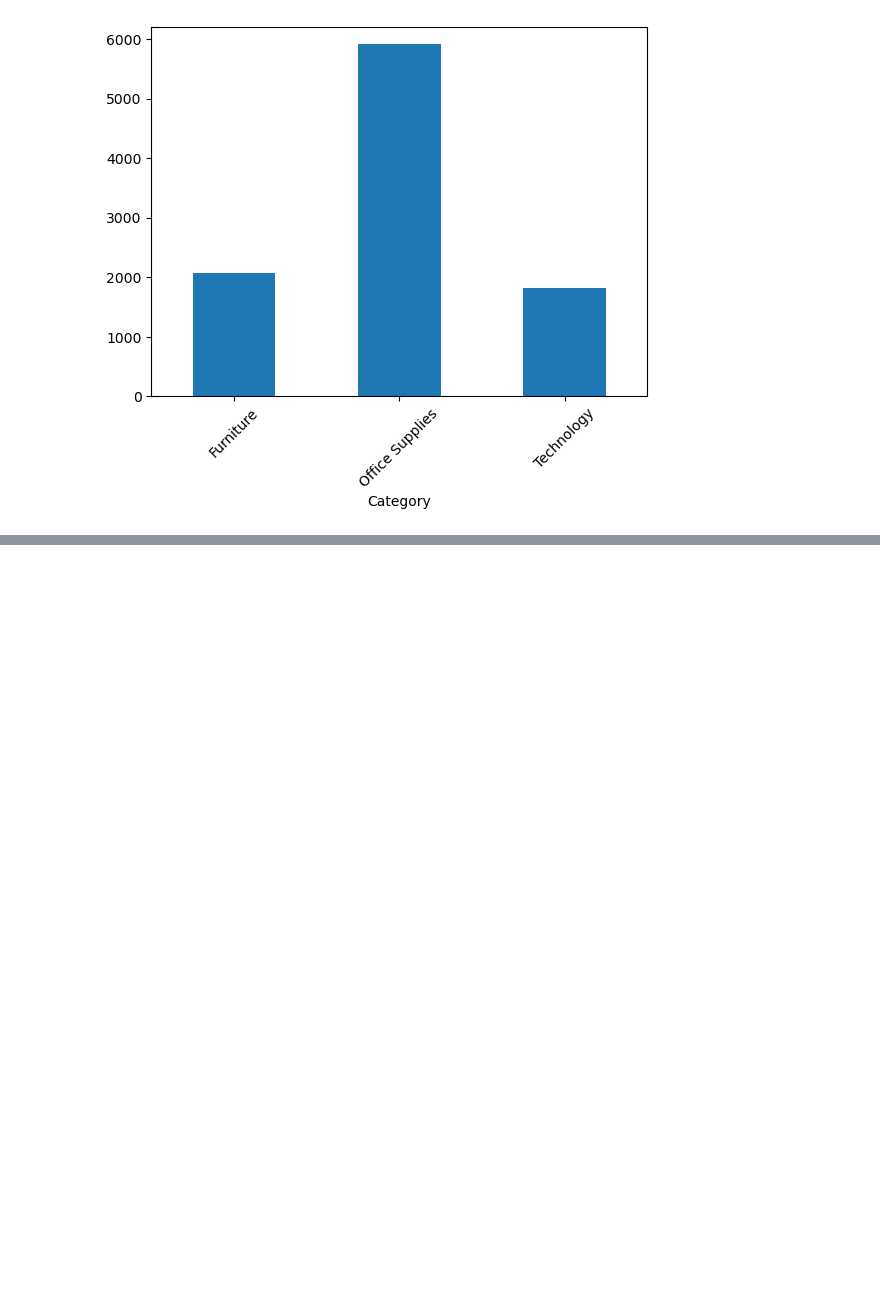
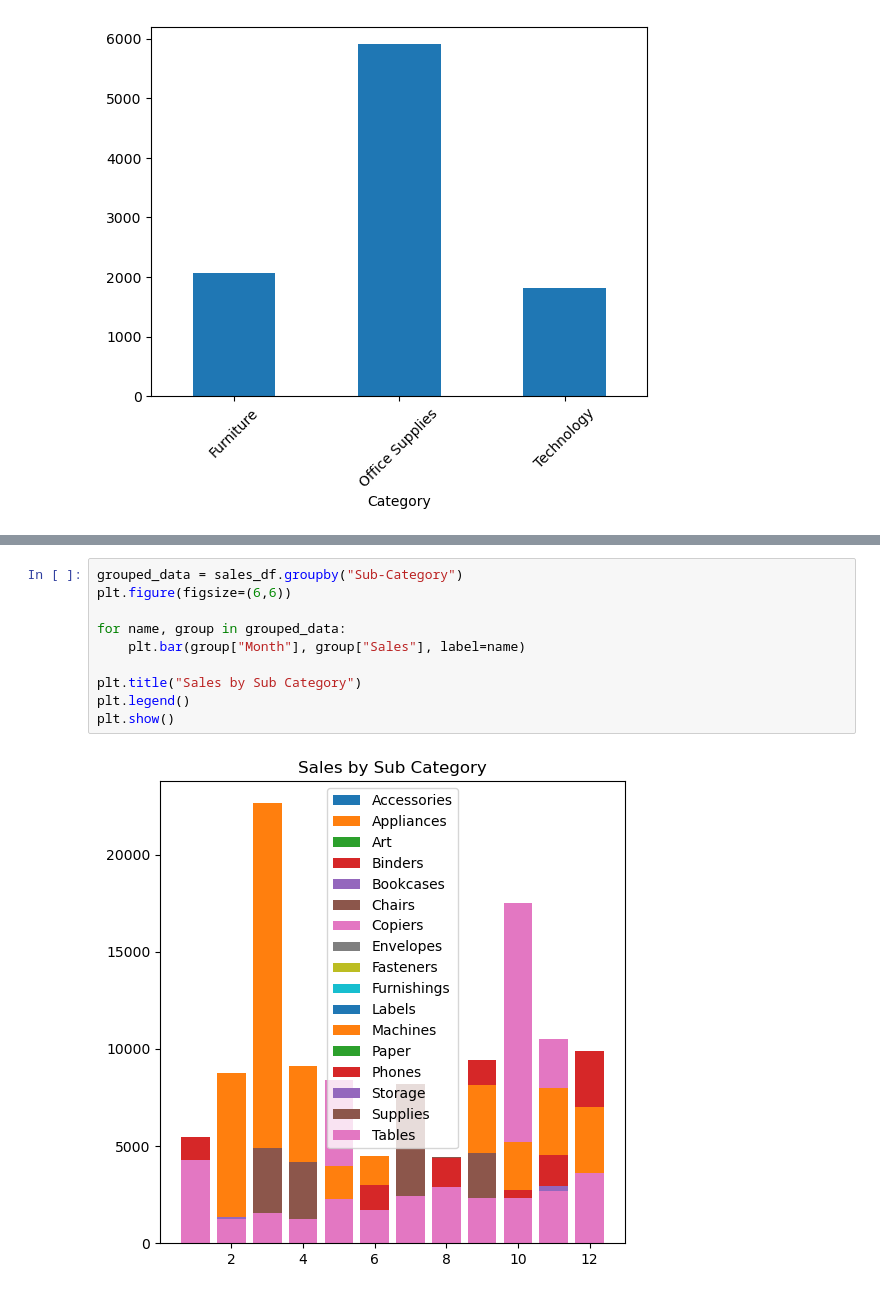
Before and after one commit to Czoperda/project-1, a Jupyter notebook: Sales Data-David.ipynb, the cells around one changed output, grey strips where cells are left out. Cells and saved outputs as stored; diff of their text form; blank space fills up the shorter version.

```diff
--- a/Sales Data-David.ipynb
+++ b/Sales Data-David.ipynb
@@ -146,0 +180,12 @@ plt.show()
+# %%
+grouped_data = sales_df.groupby("Sub-Category")
+plt.figure(figsize=(6,6))
+
+for name, group in grouped_data:
+    plt.bar(group["Month"], group["Sales"], label=name)
+
+plt.title("Sales by Sub Category")
+plt.legend()
+plt.show()
+# %% [output]
+[figure, added]
```
Also changed, not shown: parts of 7 cells of this notebook.
